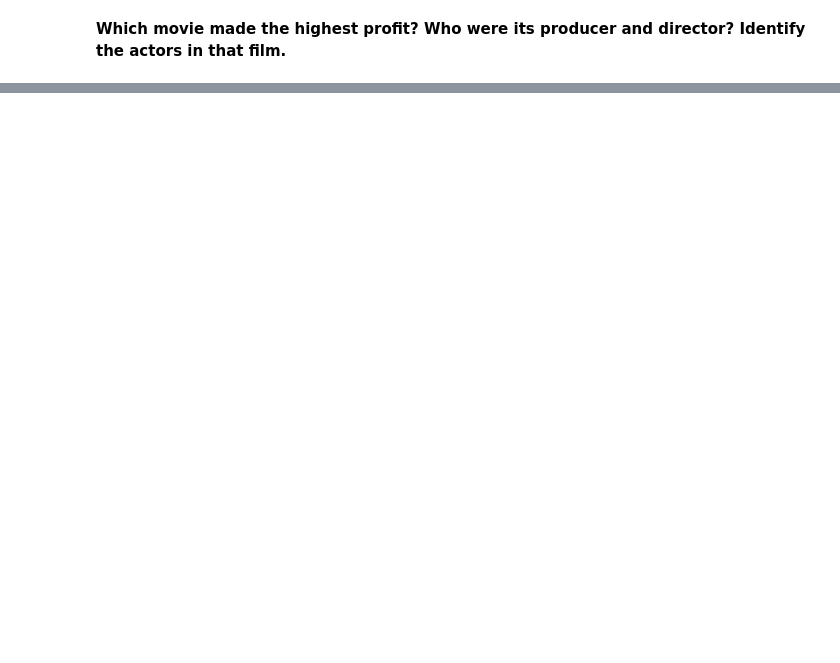
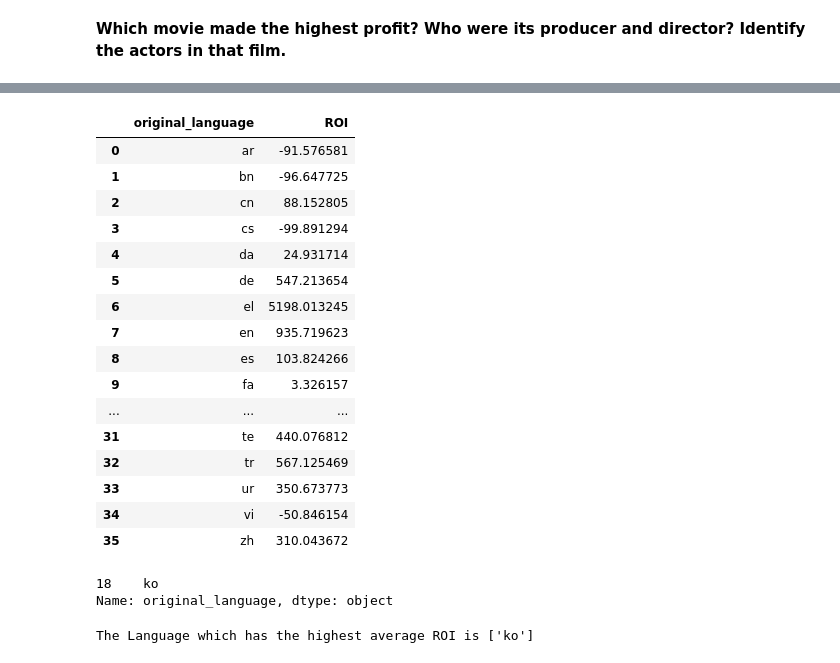
Before and after one commit to Shrez7961/Practice, a Jupyter notebook: Guided_Project_EDA_on_IMDB_Dataset.ipynb, the cells around one changed output, grey strips where cells are left out. Cells and saved outputs as stored; diff of their text form; code cells hidden in the pictures; blank space fills up the shorter version.

```diff
--- a/Guided_Project_EDA_on_IMDB_Dataset.ipynb
+++ b/Guided_Project_EDA_on_IMDB_Dataset.ipynb
@@ -164,0 +339,31 @@ df['profit']
+# %%
+#Creating grouped DF
+ROI_lang_df= df1.groupby(['original_language'])['ROI'].mean().reset_index()
+ROI_lang_df
+# %% [output]
+|  | original_language | ROI |
+| 0 | ar | -91.576581 |
+| 1 | bn | -96.647725 |
+| 2 | cn | 88.152805 |
+| 3 | cs | -99.891294 |
+| 4 | da | 24.931714 |
+| 5 | de | 547.213654 |
+| 6 | el | 5198.013245 |
+| 7 | en | 935.719623 |
+| 8 | es | 103.824266 |
+| 9 | fa | 3.326157 |
+| ... | ... | ... |
+| 31 | te | 440.076812 |
+| 32 | tr | 567.125469 |
+| 33 | ur | 350.673773 |
+| 34 | vi | -50.846154 |
+| 35 | zh | 310.043672 |
+# %%
+max_roi_lan=ROI_lang_df[ROI_lang_df['ROI']==ROI_lang_df['ROI'].max()]['original_language']
+# %% [output]
+18    ko
+Name: original_language, dtype: object
+# %%
+print(f'The Language which has the highest average ROI is {max_roi_lan.values}')
+# %% [output]
+The Language which has the highest average ROI is ['ko']
```
Also changed, not shown: parts of 22 cells of this notebook.
